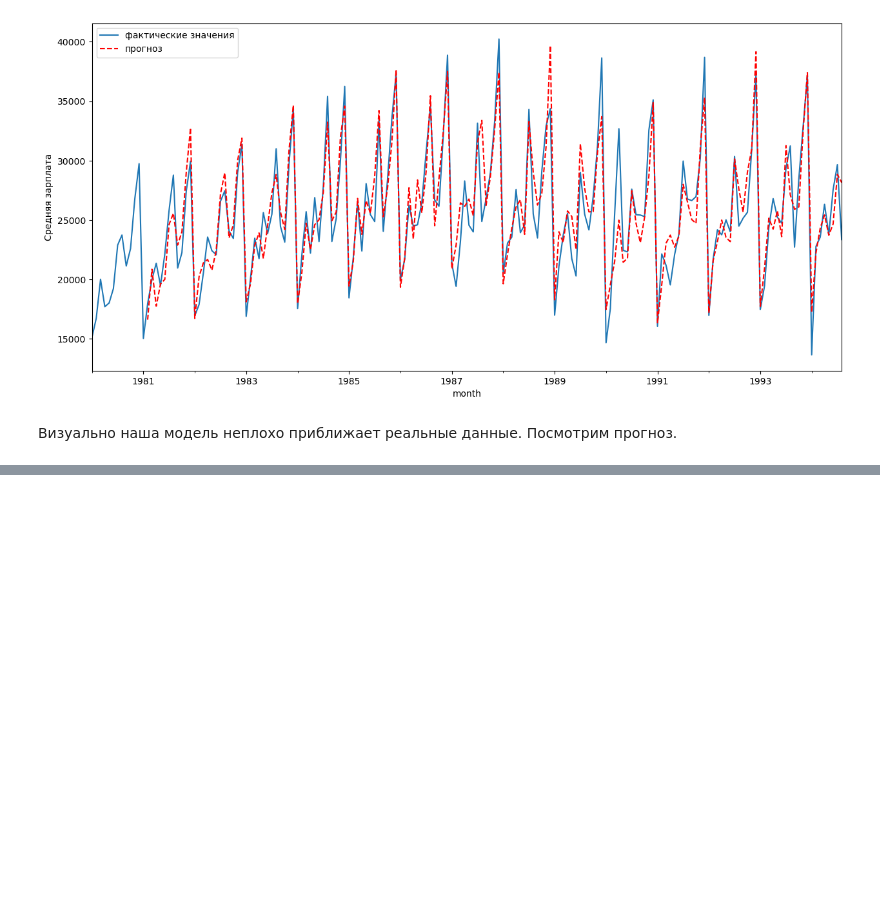
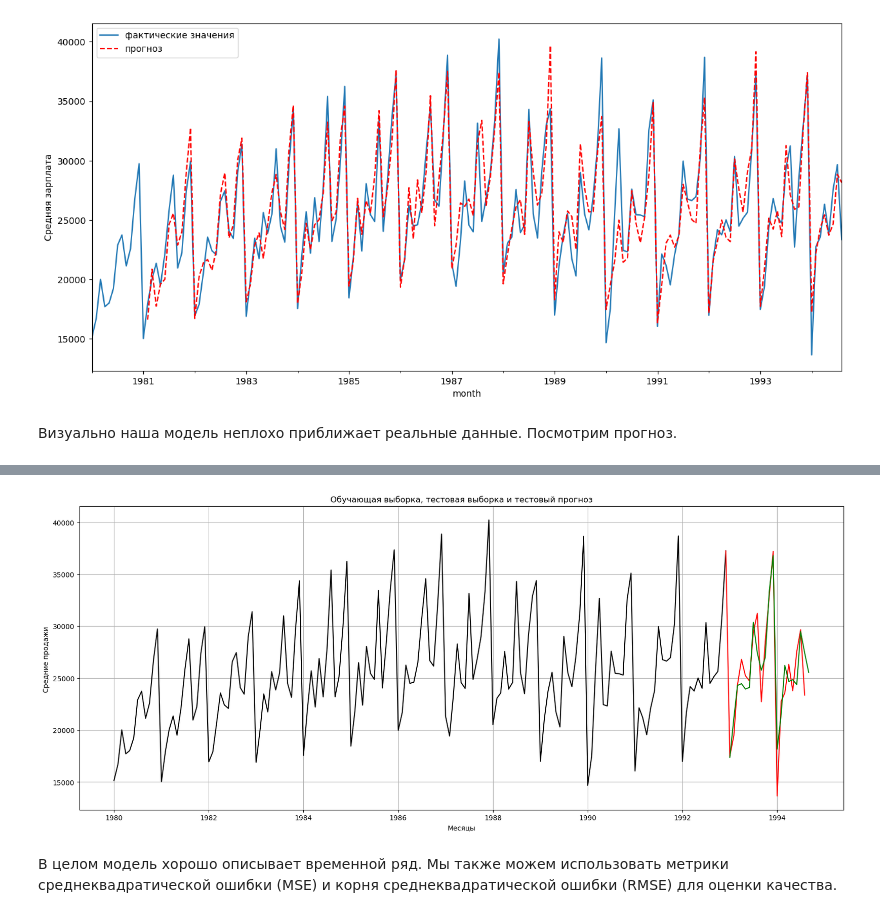
Before and after one commit to AlexanderFA/susu_search_retrieval_analysis, a Jupyter notebook: lab3/task3_1.ipynb, the cells around one changed output, grey strips where cells are left out. Saved outputs shown, nothing was run; the diff lists cells and outputs as text; code cells hidden in the pictures; blank space fills up the shorter version.

```diff
--- a/lab3/task3_1.ipynb
+++ b/lab3/task3_1.ipynb
@@ -269,0 +295,20 @@ plt.show()
+# %%
+#устанавливаем значения параметров
+p = 10
+d = 1 # столько раз делали дифференциорование
+q = 10
+P = 1
+D = 1 # столько раз делали сезонное дифференцирование
+Q = 1
+# %%
+# Обучаем модель на train
+model_1=sm.tsa.statespace.SARIMAX(df['sales_box'], order=(p, d, q), seasonal_order=(P, D, Q, 12)).fit(disp=-1)
+# %%
+# тестовый прогнозный период начнется с конца обучающего периода
+start = len(train)
+# и закончится в конце тестового
+end = len(train) + len(test) - 1
+
+# применим метод predict и обратное преобразование Бокса-Кокса
+predictions = invboxcox(model_1.predict(start, end), lmbda)
+predictions
@@ -269,0 +333,20 @@ plt.show()
+# %%
+# выведем три кривые (обучающая, тестовая выборка и тестовый прогноз)
+plt.figure(figsize=(20,8))
+plt.plot(train['sales'], color = "black")
+plt.plot(test['sales'], color = "red")
+plt.plot(predictions, color = "green")
+
+# заголовок и подписи к осям
+plt.title("Обучающая выборка, тестовая выборка и тестовый прогноз")
+plt.ylabel('Средние продажи ')
+plt.xlabel('Месяцы')
+
+# добавим сетку
+plt.grid()
+
+plt.show()
+# %% [output]
+[figure, added]
+# %% [markdown]
+В целом модель хорошо описывает временной ряд. Мы также можем использовать  метрики среднеквадратической ошибки (MSE) и корня среднеквадратической ошибки (RMSE) для оценки качества.
```
Also changed, not shown: parts of 4 cells of this notebook.
